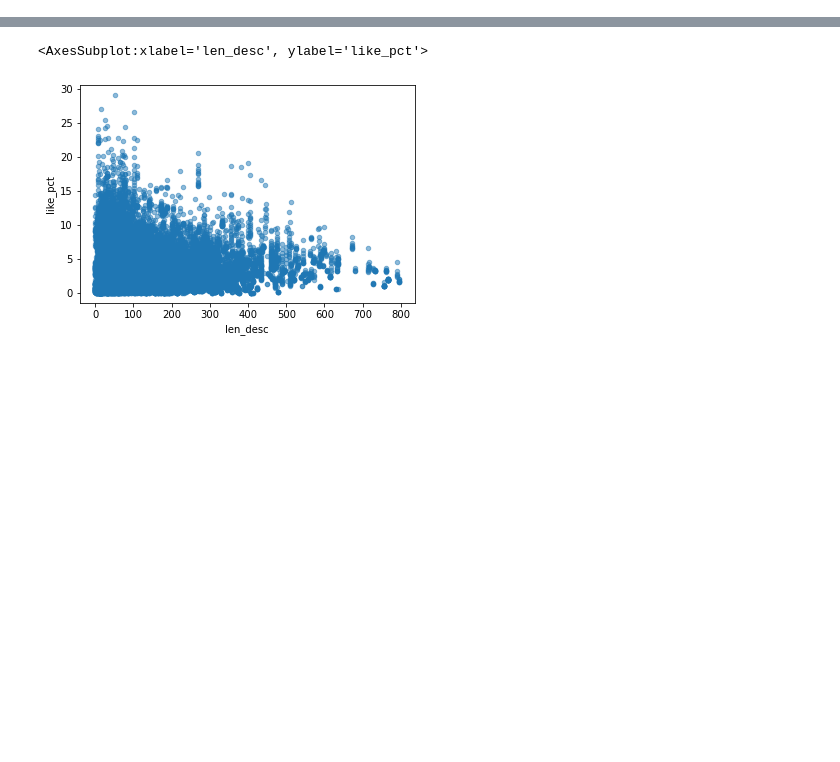
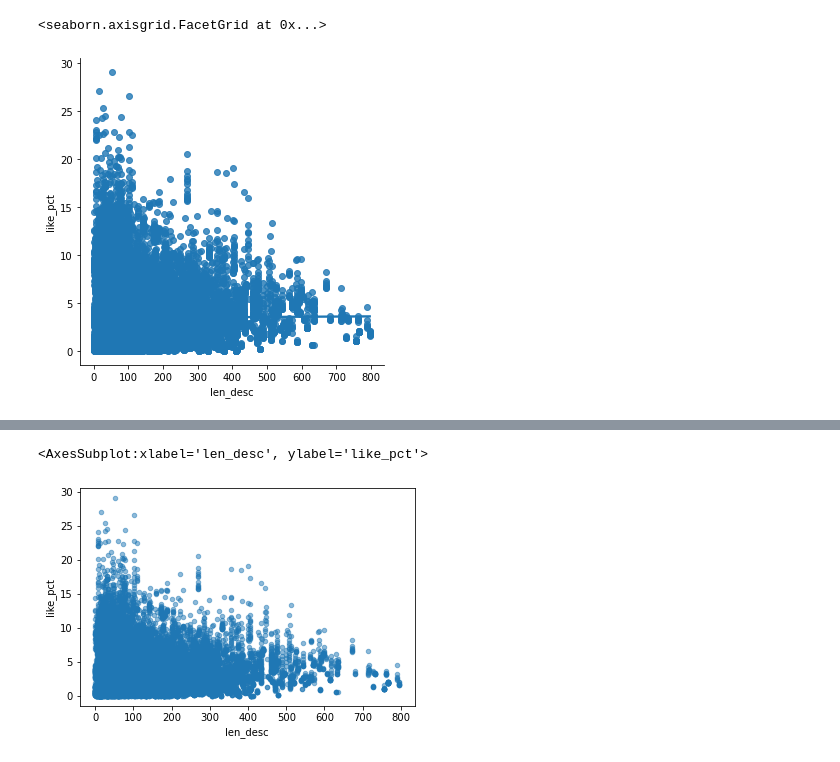
Before and after one commit to danielosetiawan/YouTube-EDA, a Jupyter notebook: youtube ipynb.ipynb, the cells around one changed output, grey strips where cells are left out. Cells and saved outputs as stored; diff of their text form; code cells hidden in the pictures; blank space fills up the shorter version.

```diff
--- a/youtube ipynb.ipynb
+++ b/youtube ipynb.ipynb
@@ -125,0 +160,5 @@ plt.scatter(pct_cap, np.log(us_df['trending_delta'].dt.days))
+# %%
+sns.lmplot(x='len_desc', y='like_pct', data=us_df, palette='Set2')
+# %% [output]
+<seaborn.axisgrid.FacetGrid at 0x...>
+[figure, added]
```
Also changed, not shown: parts of 21 cells of this notebook.
